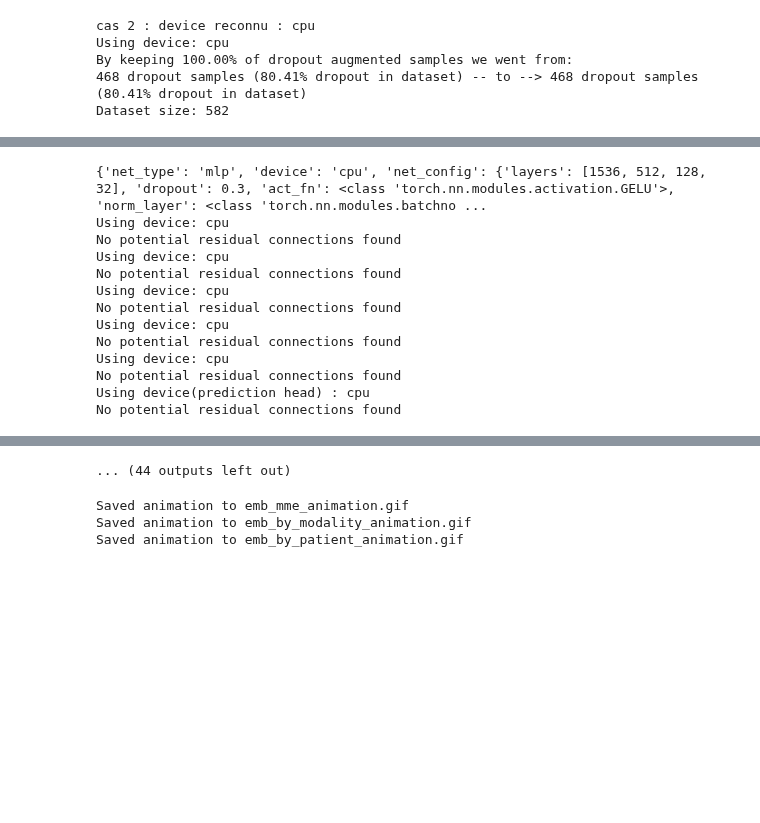
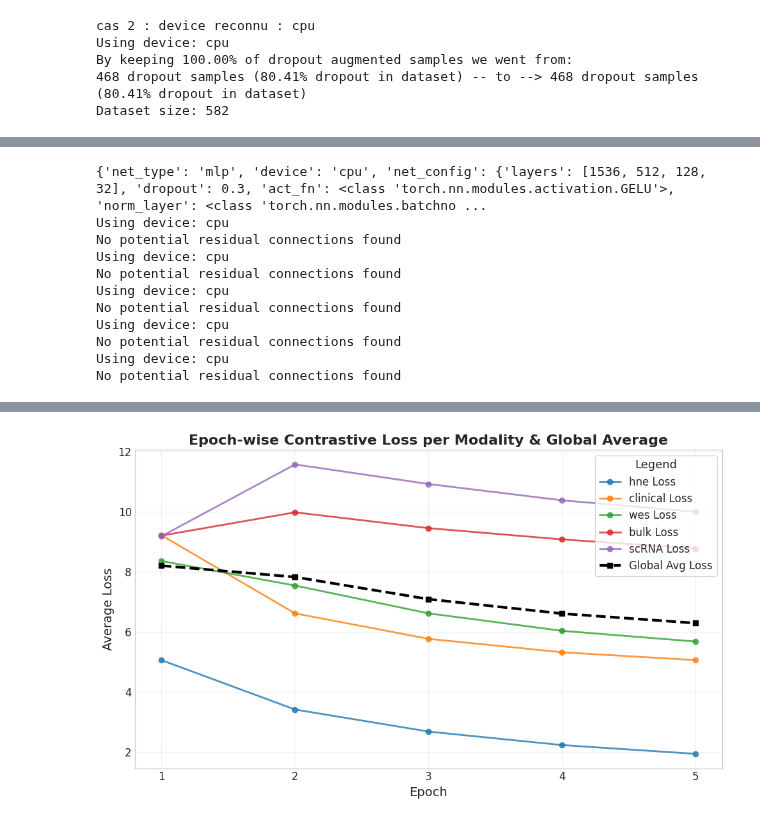
Before and after one commit to Tikings/gbm_hackathon, a Jupyter notebook: notebook_tests/new_framework.ipynb, the cells around one changed output, grey strips where cells are left out. Saved outputs shown, nothing was run; the diff lists cells and outputs as text; code cells hidden in the pictures; blank space fills up the shorter version.

```diff
--- a/notebook_tests/new_framework.ipynb
+++ b/notebook_tests/new_framework.ipynb
@@ -188,7 +182,7 @@ gbmnet_cfg = {"head_cfg": head_cfg,
 # %%
-gbmnet = instantiate(gbmnet_cfg, GBMNet)
+mme = instantiate(mme_cfg,MultiModalEncoder)
 
-EPOCHS_I = 55
+EPOCHS_I = 5
 base_lr_I = 1e-3
 eta_min_coef = 0.1
 scheduler_I_class = torch.optim.lr_scheduler.CosineAnnealingLR
@@ -218,15 +212,13 @@ Using device: cpu
 No potential residual connections found
 Using device: cpu
 No potential residual connections found
-Using device(prediction head) : cpu
-No potential residual connections found
 # %%
 # Initialize metric collectors
 pos_aligns_I, neg_aligns_I, distance_aligns_I = [], [], []
 embedding_metrics = []
 
 # Optimization for Phase I
-optimizer_I = Adam(gbmnet.mme.parameters(), lr=base_lr_I)
+optimizer_I = Adam(mme.parameters(), lr=base_lr_I)
 scheduler_I_cfg["optimizer"] = optimizer_I
 if "eta_min" in scheduler_I_cfg.keys():
     if scheduler_I_cfg["eta_min"] == "dynamic":
@@ -249,7 +241,7 @@ for modality in modalities:
     modality_contrastive_loss_fn[modality] = instantiate(contrastive_loss_cfg_mod, RegularizedInfoNCELoss)
 
 # An optimizer per modality
-modality_optimizers = {modality:Adam(gbmnet.mme.modality_net_map[modality].parameters(), lr=base_lr_I) for modality in modalities}
+modality_optimizers = {modality:Adam(mme.modality_net_map[modality].parameters(), lr=base_lr_I) for modality in modalities}
 
 # A scheduler per modality
 modality_schedulers = {}
@@ -282,7 +274,7 @@ for epoch in range(1, EPOCHS_I+1):
         patient_ids, modalities, X_dict, avail_mods, batch_targets, targets_names = batch
         # print(batch_targets.size())
         # Forward pass
-        contrastive_outputs, _ = gbmnet(X_dict)
+        contrastive_outputs = mme(X_dict)
         # print(predictive_outputs.size())
         contrastive_loss_batch = (contrastive_outputs, patient_ids, avail_mods)
 
@@ -305,7 +297,7 @@ for epoch in range(1, EPOCHS_I+1):
     EPOCHS_I_LOSSES.append(total_cross_modality_avg_loss)
 
     # capture embeddings figures instead of immediate plotting
-    figs = see_emb(batch_all, gbmnet, reducer='tsne')
+    figs = see_emb(batch_all, mme, reducer='tsne')
     for i, fig in enumerate(figs):
         path = os.path.join(emb_frame_dirs[i], f'epoch_{epoch:03d}.png')
         fig.savefig(path, dpi=150, bbox_inches='tight')
@@ -316,13 +308,13 @@ for epoch in range(1, EPOCHS_I+1):
     #     if epoch % 5 == 0 or epoch == EPOCHS_I - 1:
     #         save_dir = f"embedding_analysis/epoch_{epoch}"
     #         os.makedirs(save_dir, exist_ok=True)
-    #         modality_keys = gbmnet.mme.modality_net_map.keys()
+    #         modality_keys = mme.modality_net_map.keys()
     #         metrics = analyze_embeddings_after_epoch(
-    #             model=gbmnet,
+    #             model=mme,
     #             dataloader=dataloader,
     #             modality_keys=modality_keys,
     #             patient_map=patient_map,
-    #             device=gbmnet.mme.modality_net_map[list(gbmnet.mme.modality_net_map.keys())[0]].device,
+    #             device=mme.modality_net_map[list(mme.modality_net_map.keys())[0]].device,
     #             num_batches=-1,  # Analyser 2 batchs
     #             visualize=True,
     #             save_dir=save_dir
@@ -381,12 +366,8 @@ EPOCH 12 AVERAGE TOTAL LOSS ACROSS MODALITIES: 5.2119
-... (44 outputs left out)
+[figure, added]
 # %%
 make_matplotlib_gif('emb_mme', 'emb_mme_animation.gif', fps=4, max_frames=EPOCHS_I)
 make_matplotlib_gif('emb_by_mod', 'emb_by_modality_animation.gif', fps=4, max_frames=EPOCHS_I)
 make_matplotlib_gif('emb_by_patient', 'emb_by_patient_animation.gif', fps=4, max_frames=EPOCHS_I)
-# %% [output]
-Saved animation to emb_mme_animation.gif
-Saved animation to emb_by_modality_animation.gif
-Saved animation to emb_by_patient_animation.gif
 # %%
 reg_head_cfg = {"layers": [out*len(mme_cfg),512,256,1],
         "dropout": 0.3,
```
Also changed, not shown: parts of 23 cells of this notebook, 5 other files.
